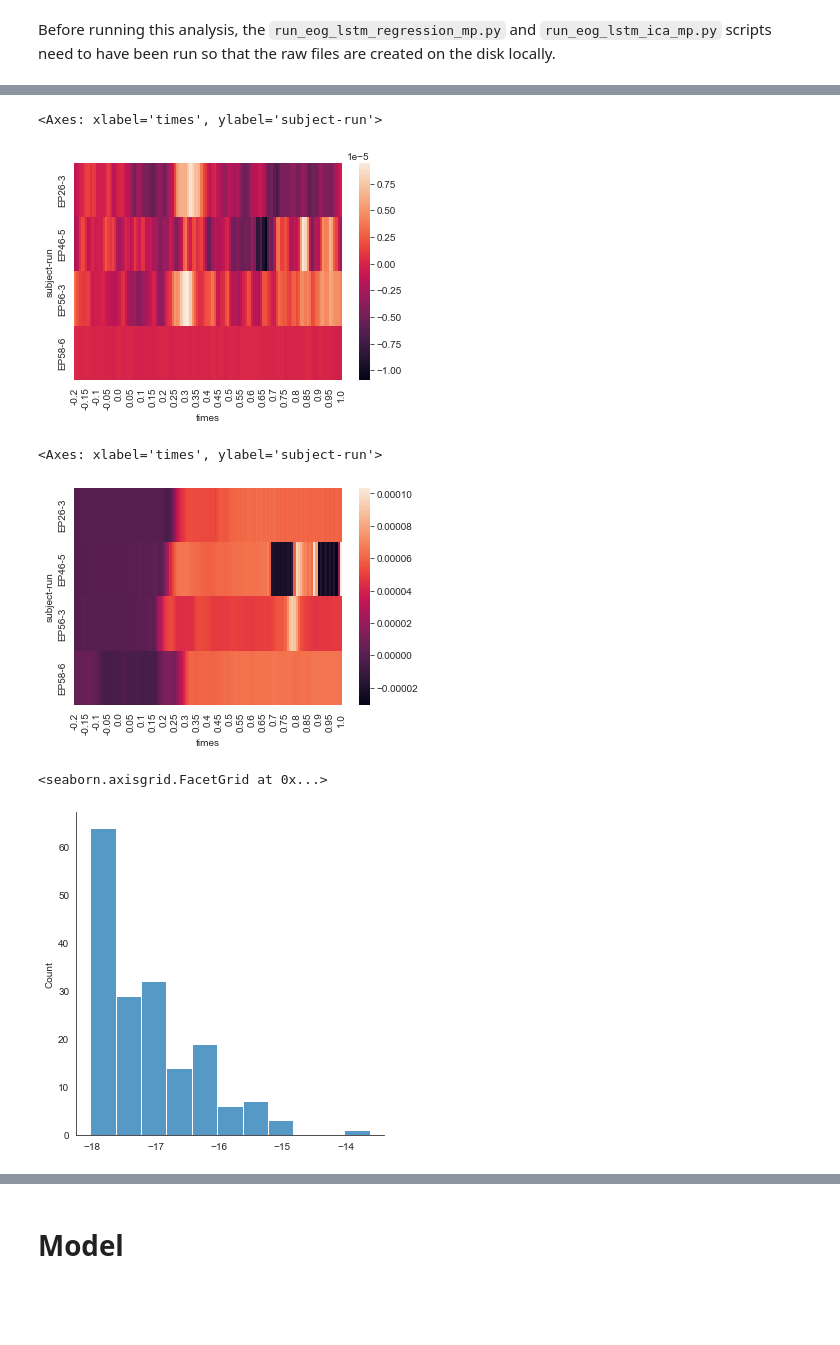
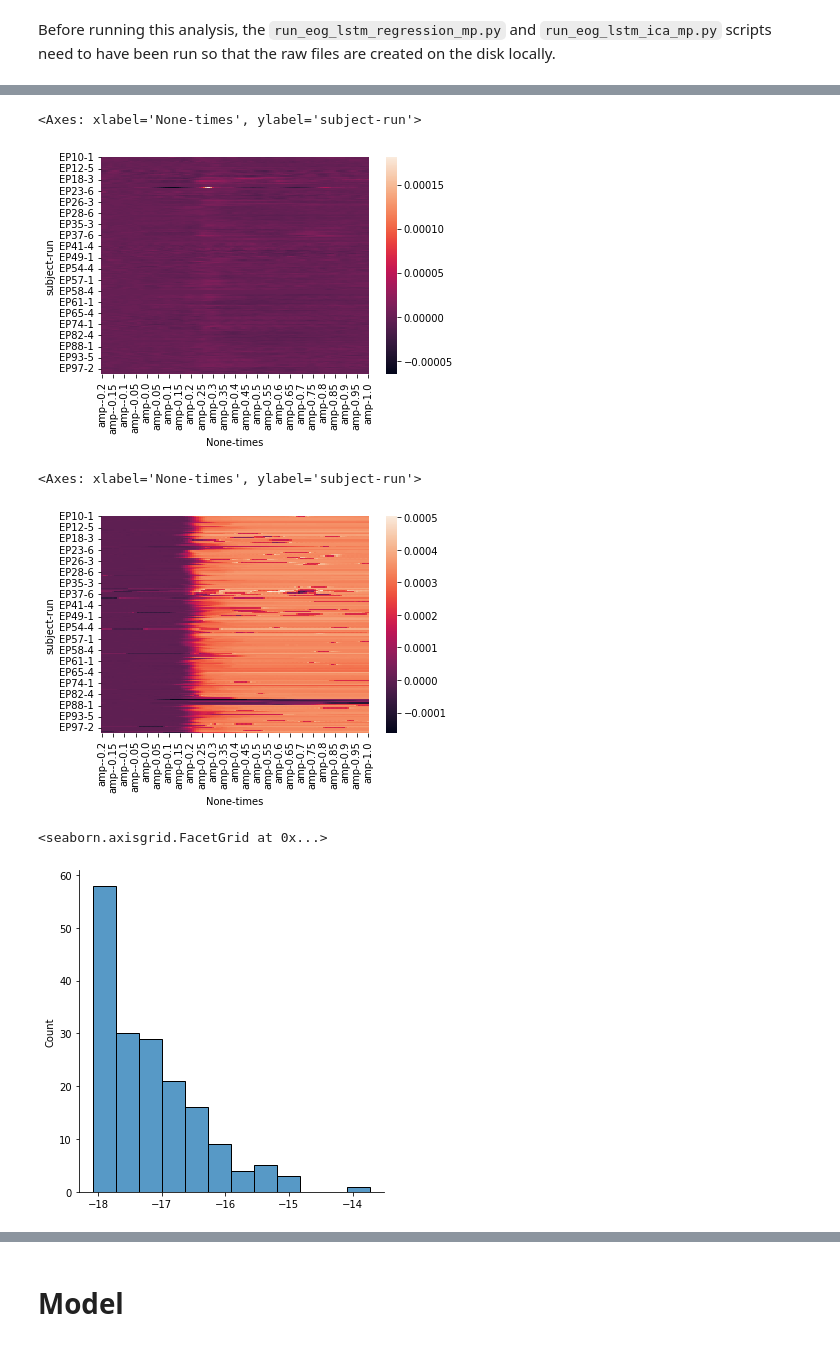
Before and after one commit to lina-usc/eog-learn, a Jupyter notebook: slurm/Pytorch_EOG_LSTM_analysis.ipynb, the cells around one changed output, grey strips where cells are left out. Cells and saved outputs as stored; diff of their text form; code cells hidden in the pictures; blank space fills up the shorter version.

```diff
--- a/slurm/Pytorch_EOG_LSTM_analysis.ipynb
+++ b/slurm/Pytorch_EOG_LSTM_analysis.ipynb
@@ -221,0 +342,6 @@ topo_ev_df = {key: pd.concat(topo_ev_dfs[key]) for key in topo_ev_dfs}
+# %%
+eeg_signals_xr =  xr.open_dataset("eeg_signals.netcdf")["amp"]
+et_signals_xr = xr.open_dataset("et_signals.netcdf")["amp"]
+snr_xr = xr.open_dataset("snr.netcdf")
+topo_raw_xr = xr.open_dataset("topo_raw.netcdf")["percent"]
+topo_erp_xr = xr.open_dataset("topo_erp.netcdf")["percent"]
@@ -222,24 +351,21 @@ topo_ev_df = {key: pd.concat(topo_ev_dfs[key]) for key in topo_ev_dfs}
 # %%
-event_id = "15"
-
-cond = (eeg_signals_df.event_id == event_id) & (eeg_signals_df.kind == "original") & (eeg_signals_df.ch_name == "E12")
-sns.heatmap(eeg_signals_df[cond].pivot_table(columns="times", index=["subject", "run"], values="amp"))
+df = eeg_signals_xr.sel(event_id=event_id, ch_name=ch_name, kind="original").to_dataframe().reset_index()
+sns.heatmap(df.pivot_table(columns="times", index=["subject", "run"]))
 # %% [output]
-<Axes: xlabel='times', ylabel='subject-run'>
+<Axes: xlabel='None-times', ylabel='subject-run'>
-[figure, old version]
+[figure, new version]
 # %%
-event_id = "15"
-
-cond = (et_signals_df.event_id == event_id)
-sns.heatmap(et_signals_df[cond].pivot_table(columns="times", index=["subject", "run"], values="amp"))
+df = et_signals_xr.sel(event_id=event_id, ch_name="eye-x").to_dataframe().reset_index()
+sns.heatmap(df.pivot_table(columns="times", index=["subject", "run"]))
 # %% [output]
-<Axes: xlabel='times', ylabel='subject-run'>
+<Axes: xlabel='None-times', ylabel='subject-run'>
-[figure, old version]
+[figure, new version]
 # %%
-tmp = signals_df[(signals_df.event_id == event_id) & (signals_df.kind == "clean-ica")].pivot_table(columns="times", index=["subject", "run"], values="amp")
+tmp = eeg_signals_xr.sel(event_id=event_id, kind="clean-ica").to_dataframe().reset_index()
+tmp = tmp.pivot_table(columns="times", index=["subject", "run"], values="amp")
 
 sns.displot(np.log10(((tmp - tmp.mean(axis=0))**2).sum(axis=1)))
 # %% [output]
 <seaborn.axisgrid.FacetGrid at 0x...>
-[figure, old version]
+[figure, new version]
 # %%
```
Also changed, not shown: parts of 10 cells of this notebook.
